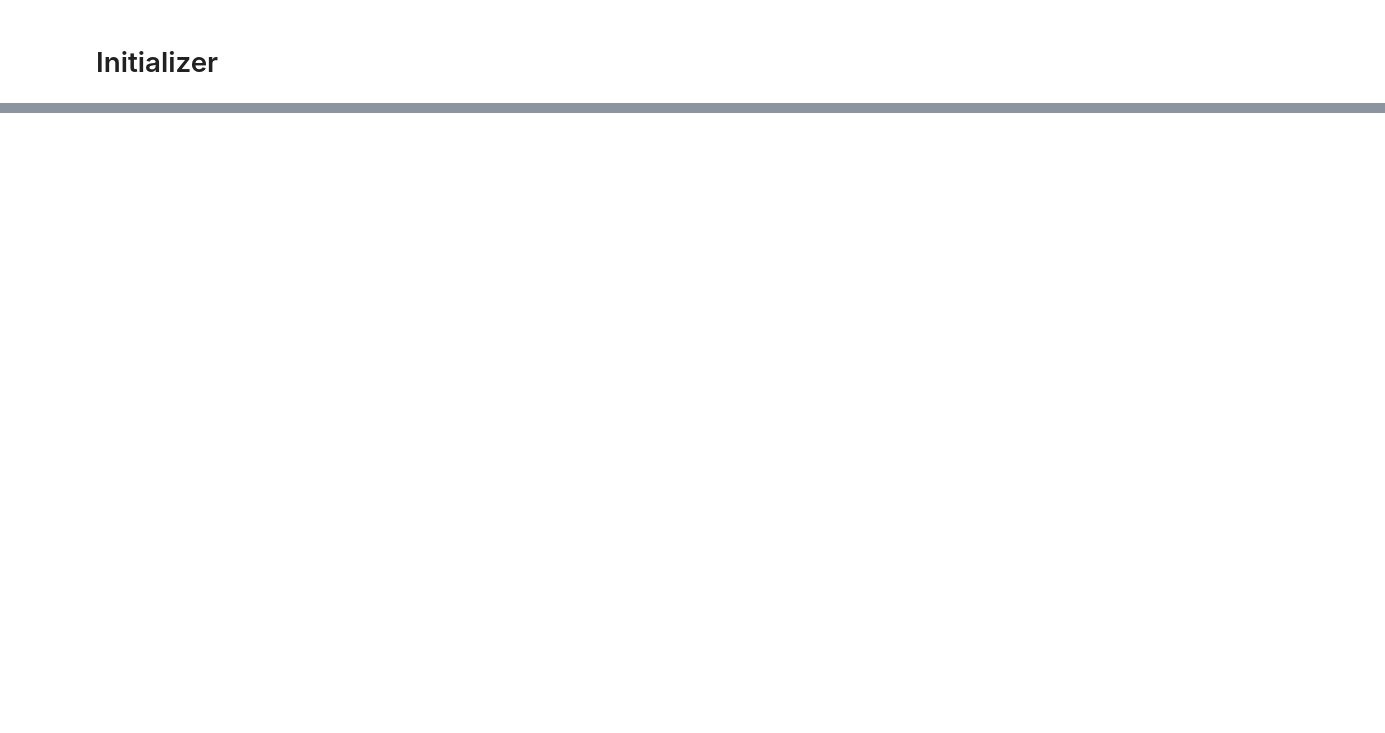
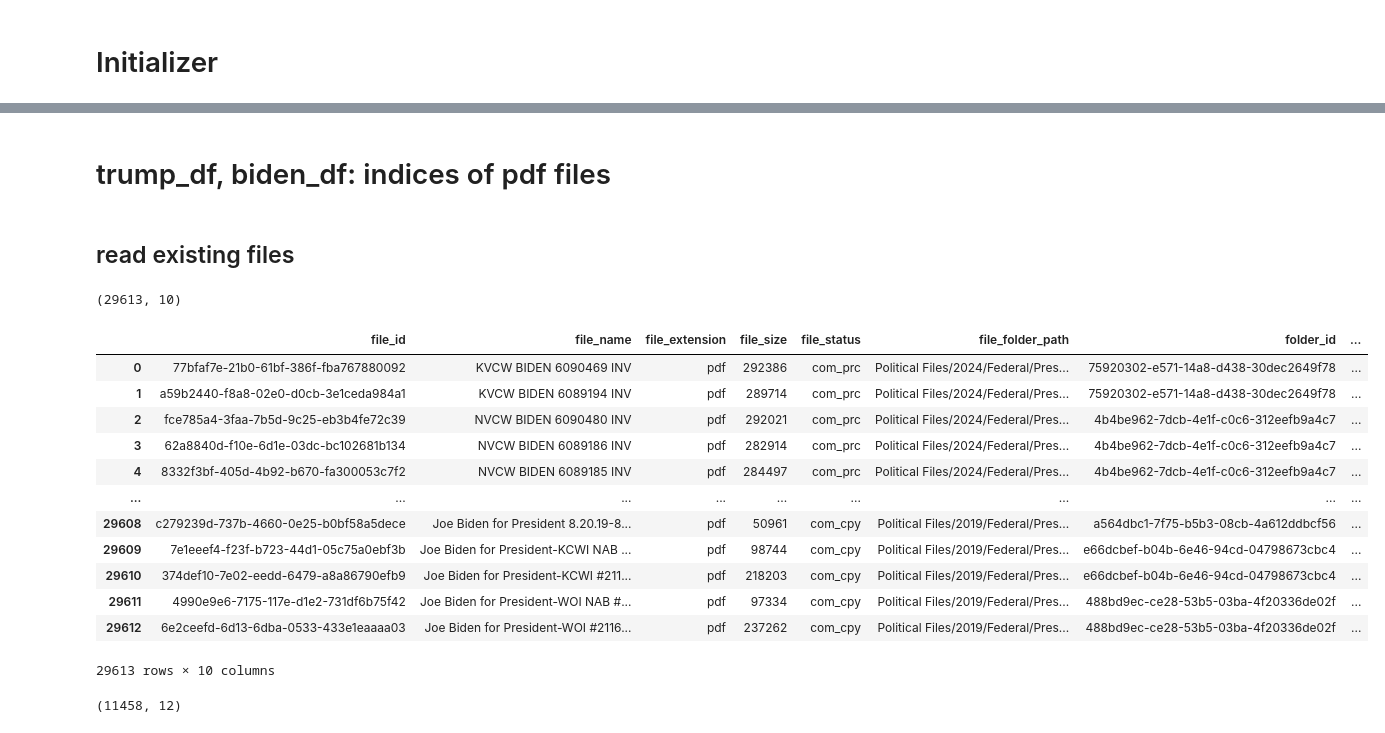
Before and after one commit to densmyslov/trump-biden-ads, a Jupyter notebook: notebooks/trump_biden_download_preprocess_store.ipynb, the cells around one changed output, grey strips where cells are left out. Cells and saved outputs as stored; diff of their text form; code cells hidden in the pictures; blank space fills up the shorter version.

```diff
--- a/notebooks/trump_biden_download_preprocess_store.ipynb
+++ b/notebooks/trump_biden_download_preprocess_store.ipynb
@@ -42,0 +80,48 @@ facilities_df.shape
+# %% [markdown]
+# trump_df, biden_df: indices of pdf files
+# %% [markdown]
+## read existing files
+# %%
+url = 'https://github.com/aguille-vert/trump-biden-ads/raw/main/data/biden_df.parquet'
+
+# Download the file content
+response = requests.get(url)
+file_content = BytesIO(response.content)
+
+# Read the Parquet file into a pandas DataFrame
+table = pq.read_table(file_content)
+biden_df = table.to_pandas()
+
+biden_df.shape
+# %% [output]
+(29613, 10)
+# %%
+biden_df
+# %% [output]
+|  | file_id | file_name | file_extension | file_size | file_status | file_folder_path | folder_id | ... |
+| 0 | 77bfaf7e-21b0-61bf-386f-fba767880092 | KVCW BIDEN 6090469 INV | pdf | 292386 | com_prc | Political Files/2024/Federal/Pres... | 75920302-e571-14a8-d438-30dec2649f78 | ... |
+| 1 | a59b2440-f8a8-02e0-d0cb-3e1ceda984a1 | KVCW BIDEN 6089194 INV | pdf | 289714 | com_prc | Political Files/2024/Federal/Pres... | 75920302-e571-14a8-d438-30dec2649f78 | ... |
+| 2 | fce785a4-3faa-7b5d-9c25-eb3b4fe72c39 | NVCW BIDEN 6090480 INV | pdf | 292021 | com_prc | Political Files/2024/Federal/Pres... | 4b4be962-7dcb-4e1f-c0c6-312eefb9a4c7 | ... |
+| 3 | 62a8840d-f10e-6d1e-03dc-bc102681b134 | NVCW BIDEN 6089186 INV | pdf | 282914 | com_prc | Political Files/2024/Federal/Pres... | 4b4be962-7dcb-4e1f-c0c6-312eefb9a4c7 | ... |
+| 4 | 8332f3bf-405d-4b92-b670-fa300053c7f2 | NVCW BIDEN 6089185 INV | pdf | 284497 | com_prc | Political Files/2024/Federal/Pres... | 4b4be962-7dcb-4e1f-c0c6-312eefb9a4c7 | ... |
+| ... | ... | ... | ... | ... | ... | ... | ... | ... |
+| 29608 | c279239d-737b-4660-0e25-b0bf58a5dece | Joe Biden for President 8.20.19-8... | pdf | 50961 | com_cpy | Political Files/2019/Federal/Pres... | a564dbc1-7f75-b5b3-08cb-4a612ddbcf56 | ... |
+| 29609 | 7e1eeef4-f23f-b723-44d1-05c75a0ebf3b | Joe Biden for President-KCWI NAB ... | pdf | 98744 | com_cpy | Political Files/2019/Federal/Pres... | e66dcbef-b04b-6e46-94cd-04798673cbc4 | ... |
+| 29610 | 374def10-7e02-eedd-6479-a8a86790efb9 | Joe Biden for President-KCWI #211... | pdf | 218203 | com_cpy | Political Files/2019/Federal/Pres... | e66dcbef-b04b-6e46-94cd-04798673cbc4 | ... |
+| 29611 | 4990e9e6-7175-117e-d1e2-731df6b75f42 | Joe Biden for President-WOI NAB #... | pdf | 97334 | com_cpy | Political Files/2019/Federal/Pres... | 488bd9ec-ce28-53b5-03ba-4f20336de02f | ... |
+| 29612 | 6e2ceefd-6d13-6dba-0533-433e1eaaaa03 | Joe Biden for President-WOI #2116... | pdf | 237262 | com_cpy | Political Files/2019/Federal/Pres... | 488bd9ec-ce28-53b5-03ba-4f20336de02f | ... |
+29613 rows × 10 columns
+# %%
+url='https://github.com/aguille-vert/trump-biden-ads/raw/main/data/trump_df.parquet'
+
+# Download the file content
+response = requests.get(url)
+file_content = BytesIO(response.content)
+
+# Read the Parquet file into a pandas DataFrame
+table = pq.read_table(file_content)
+trump_df = table.to_pandas()
+
+trump_df.shape
+# %% [output]
+(11458, 12)
```
Also changed, not shown: parts of 23 cells of this notebook.
